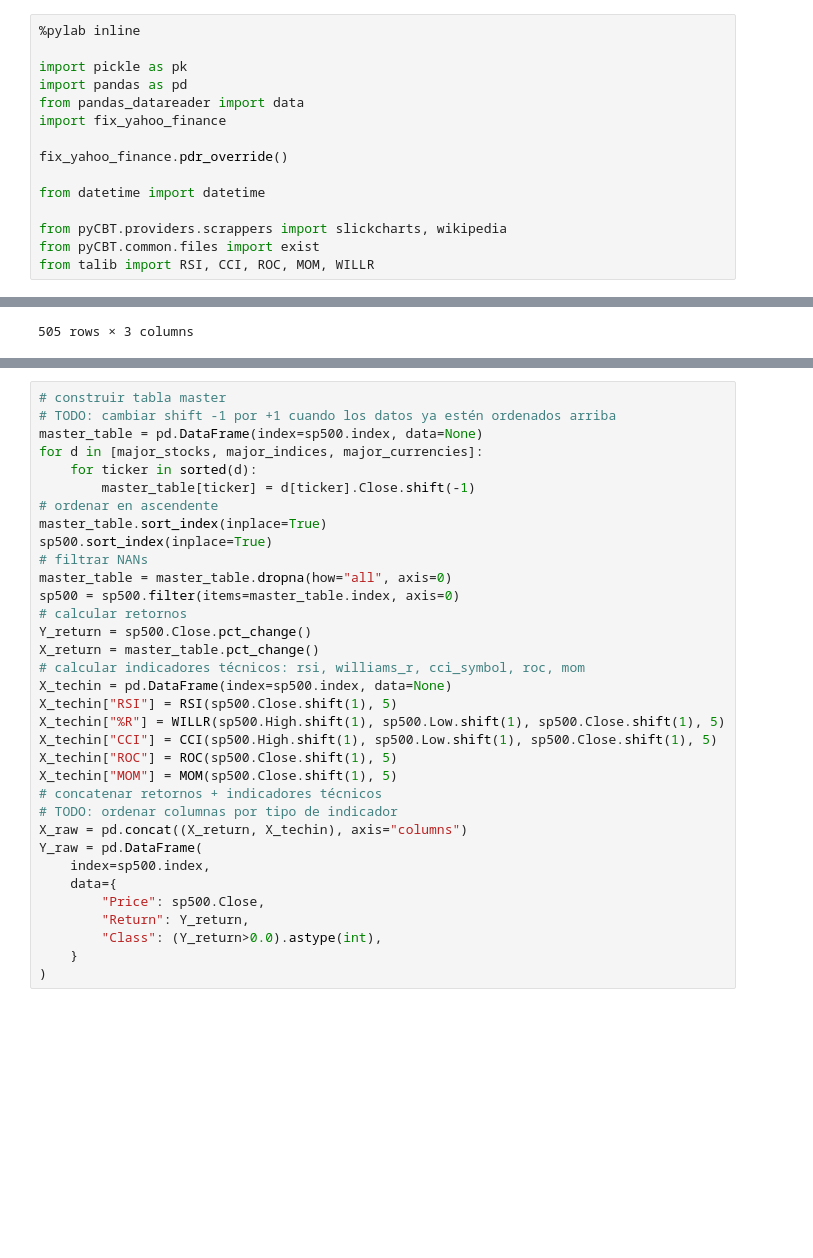
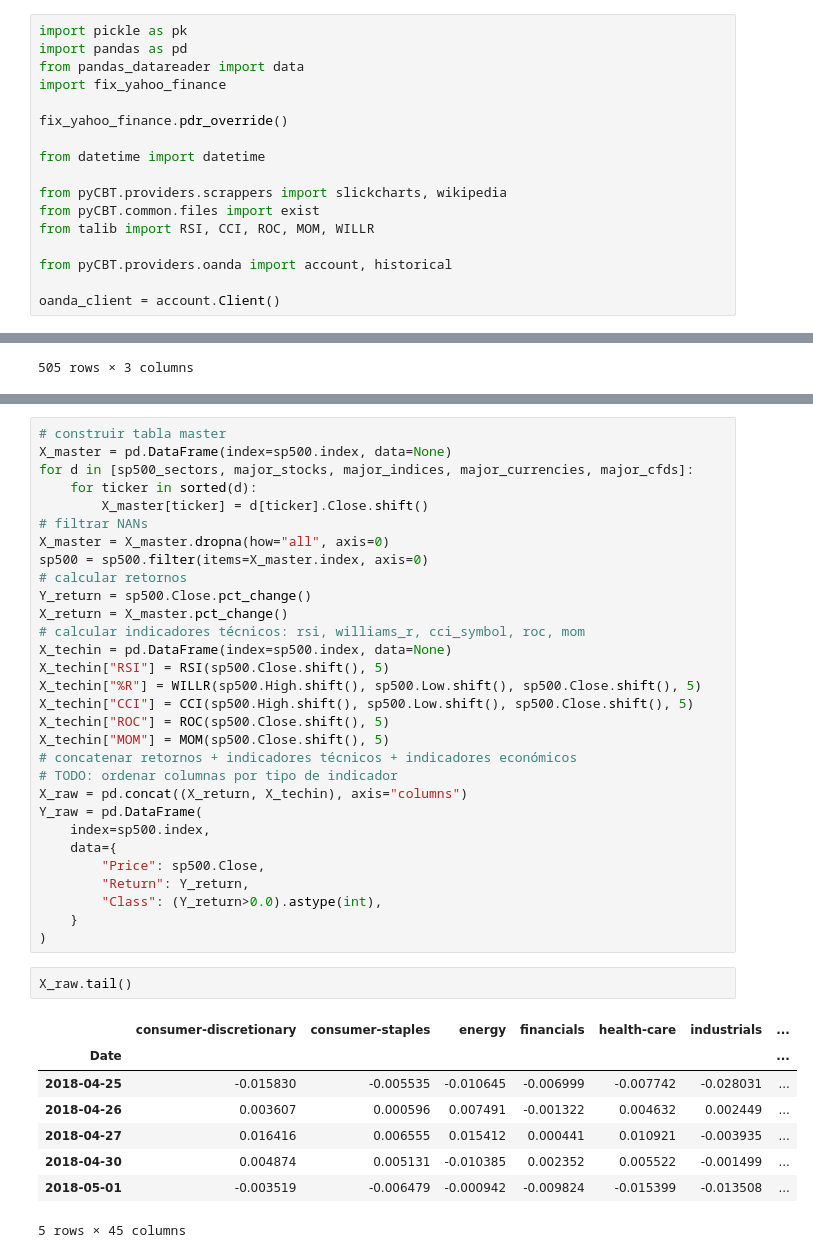
Before and after one commit to CBTrading/Experiments, a Jupyter notebook: features/build-sp500-features.ipynb, the cells around one changed output, grey strips where cells are left out. Drawn from its saved outputs; the diff is of its cells as text; blank space fills up the shorter version.

Commit message:
adding economical & S&P 500 sectors features

```diff
--- a/features/build-sp500-features.ipynb
+++ b/features/build-sp500-features.ipynb
@@ -17,6 +21,4 @@
 # %%
-%pylab inline
-
 import pickle as pk
 import pandas as pd
 from pandas_datareader import data
@@ -29,3 +31,7 @@ from datetime import datetime
 from pyCBT.providers.scrappers import slickcharts, wikipedia
 from pyCBT.common.files import exist
 from talib import RSI, CCI, ROC, MOM, WILLR
+
+from pyCBT.providers.oanda import account, historical
+
+oanda_client = account.Client()
@@ -128,27 +164,23 @@ else:
 # %%
 # construir tabla master
-# TODO: cambiar shift -1 por +1 cuando los datos ya estén ordenados arriba
-master_table = pd.DataFrame(index=sp500.index, data=None)
-for d in [major_stocks, major_indices, major_currencies]:
+X_master = pd.DataFrame(index=sp500.index, data=None)
+for d in [sp500_sectors, major_stocks, major_indices, major_currencies, major_cfds]:
     for ticker in sorted(d):
-        master_table[ticker] = d[ticker].Close.shift(-1)
-# ordenar en ascendente
-master_table.sort_index(inplace=True)
-sp500.sort_index(inplace=True)
+        X_master[ticker] = d[ticker].Close.shift()
 # filtrar NANs
-master_table = master_table.dropna(how="all", axis=0)
-sp500 = sp500.filter(items=master_table.index, axis=0)
+X_master = X_master.dropna(how="all", axis=0)
+sp500 = sp500.filter(items=X_master.index, axis=0)
 # calcular retornos
 Y_return = sp500.Close.pct_change()
-X_return = master_table.pct_change()
+X_return = X_master.pct_change()
 # calcular indicadores técnicos: rsi, williams_r, cci_symbol, roc, mom
 X_techin = pd.DataFrame(index=sp500.index, data=None)
-X_techin["RSI"] = RSI(sp500.Close.shift(1), 5)
-X_techin["%R"] = WILLR(sp500.High.shift(1), sp500.Low.shift(1), sp500.Close.shift(1), 5)
-X_techin["CCI"] = CCI(sp500.High.shift(1), sp500.Low.shift(1), sp500.Close.shift(1), 5)
-X_techin["ROC"] = ROC(sp500.Close.shift(1), 5)
-X_techin["MOM"] = MOM(sp500.Close.shift(1), 5)
-# concatenar retornos + indicadores técnicos
+X_techin["RSI"] = RSI(sp500.Close.shift(), 5)
+X_techin["%R"] = WILLR(sp500.High.shift(), sp500.Low.shift(), sp500.Close.shift(), 5)
+X_techin["CCI"] = CCI(sp500.High.shift(), sp500.Low.shift(), sp500.Close.shift(), 5)
+X_techin["ROC"] = ROC(sp500.Close.shift(), 5)
+X_techin["MOM"] = MOM(sp500.Close.shift(), 5)
+# concatenar retornos + indicadores técnicos + indicadores económicos
 # TODO: ordenar columnas por tipo de indicador
 X_raw = pd.concat((X_return, X_techin), axis="columns")
 Y_raw = pd.DataFrame(
@@ -159,3 +191,14 @@ Y_raw = pd.DataFrame(
         "Class": (Y_return>0.0).astype(int),
     }
 )
+# %%
+X_raw.tail()
+# %% [output]
+|  | consumer-discretionary | consumer-staples | energy | financials | health-care | industrials | ... |
+| Date |  |  |  |  |  |  | ... |
+| 2018-04-25 | -0.015830 | -0.005535 | -0.010645 | -0.006999 | -0.007742 | -0.028031 | ... |
+| 2018-04-26 | 0.003607 | 0.000596 | 0.007491 | -0.001322 | 0.004632 | 0.002449 | ... |
+| 2018-04-27 | 0.016416 | 0.006555 | 0.015412 | 0.000441 | 0.010921 | -0.003935 | ... |
+| 2018-04-30 | 0.004874 | 0.005131 | -0.010385 | 0.002352 | 0.005522 | -0.001499 | ... |
+| 2018-05-01 | -0.003519 | -0.006479 | -0.000942 | -0.009824 | -0.015399 | -0.013508 | ... |
+5 rows × 45 columns
```
Also changed, not shown: parts of 5 cells of this notebook.
